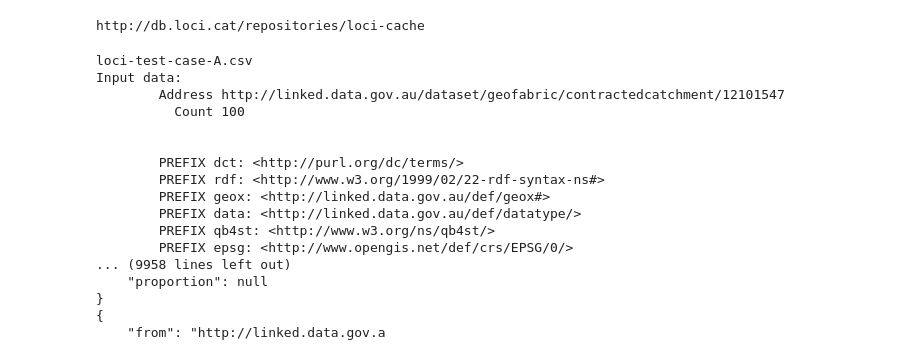
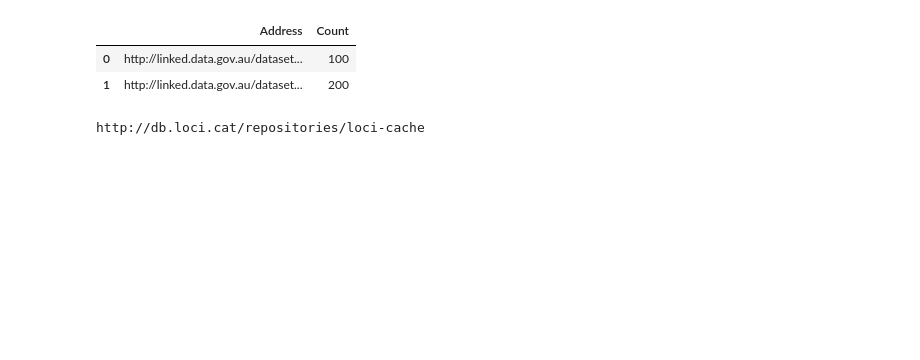
Before and after one commit to CSIRO-enviro-informatics/loci-notebooks, a Jupyter notebook: 04-reapportion-dataset-to-another-region.ipynb, the cells around one changed output. Saved outputs shown, nothing was run; the diff lists cells and outputs as text; code cells hidden in the pictures; blank space fills up the shorter version.

```diff
--- a/04-reapportion-dataset-to-another-region.ipynb
+++ b/04-reapportion-dataset-to-another-region.ipynb
@@ -21 +28,11 @@ Successfully installed pyloci-0.1.1.25
+# %%
+import numpy as np
+import pandas as pd
+df = pd.read_csv('loci-test-case-A.csv', delimiter = ',')
+#show the csv file read in
+df
+# %% [output]
+|  | Address | Count |
+| 0 | http://linked.data.gov.au/dataset... | 100 |
+| 1 | http://linked.data.gov.au/dataset... | 200 |
 # %%
@@ -30,20 +45,0 @@ from pyloci import reapportioning
-# %%
-r = reapportioning.entrypoint('loci-test-case-A.csv', verbose_mode=True)
-# %% [output]
-loci-test-case-A.csv
-Input data:
-        Address http://linked.data.gov.au/dataset/geofabric/contractedcatchment/12101547
-          Count 100
-
-
-        PREFIX dct: <http://purl.org/dc/terms/>
-        PREFIX rdf: <http://www.w3.org/1999/02/22-rdf-syntax-ns#>
-        PREFIX geox: <http://linked.data.gov.au/def/geox#>
-        PREFIX data: <http://linked.data.gov.au/def/datatype/>
-        PREFIX qb4st: <http://www.w3.org/ns/qb4st/>
-        PREFIX epsg: <http://www.opengis.net/def/crs/EPSG/0/>
-... (9958 lines left out)
-    "proportion": null
-}
-{
-    "from": "http://linked.data.gov.a
```
Also changed, not shown: parts of 24 cells of this notebook.
